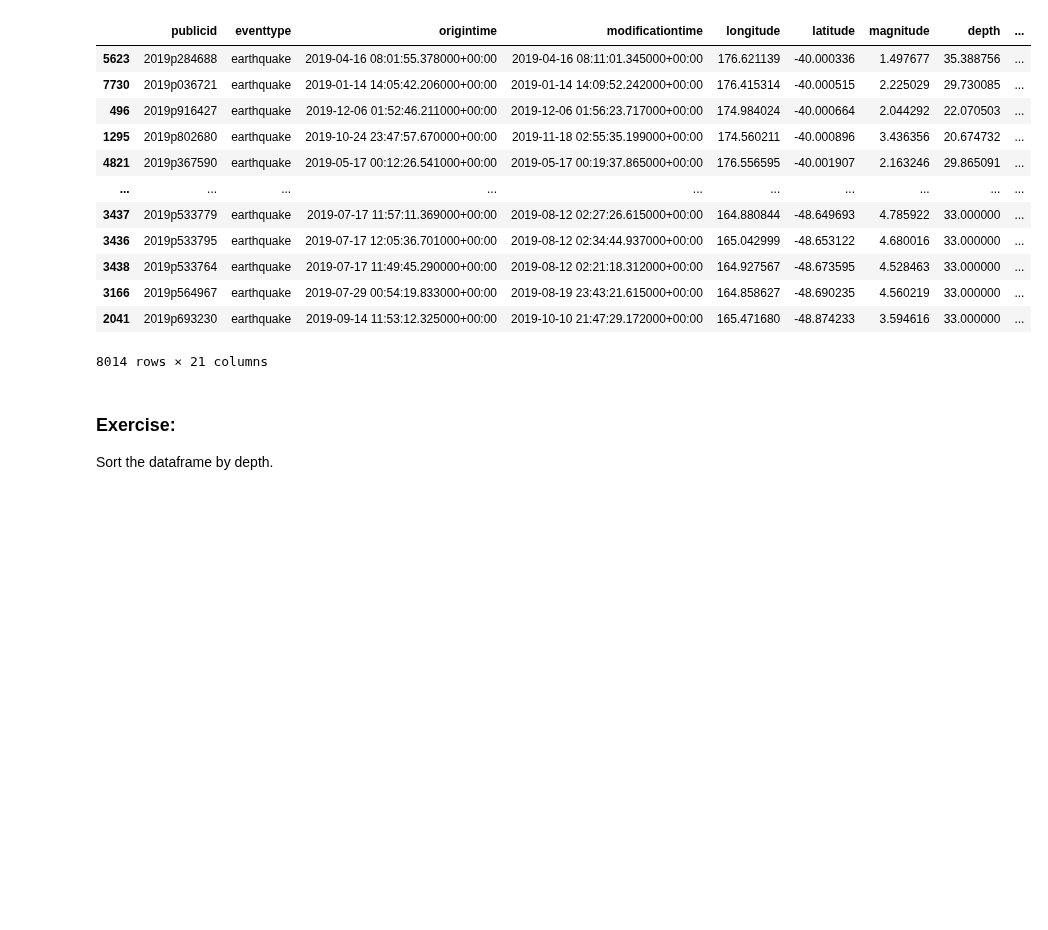
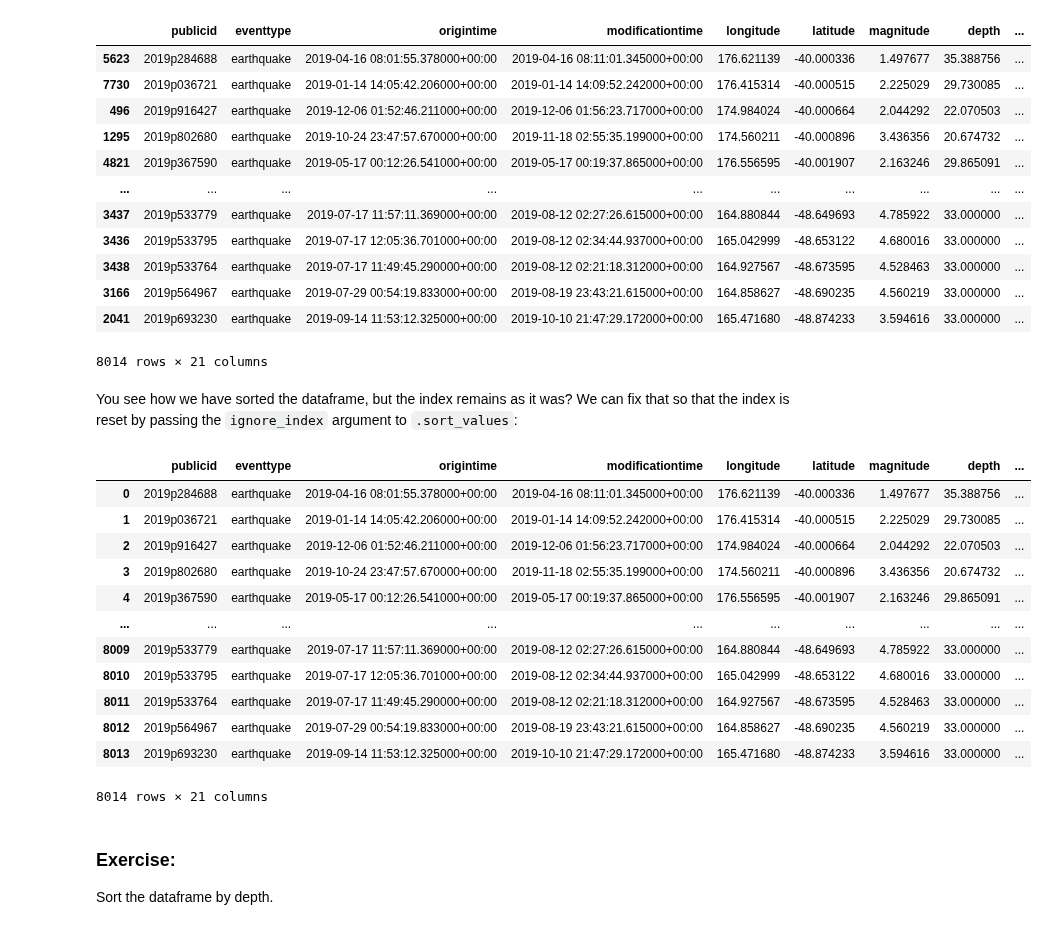
Before and after one commit to calum-chamberlain/ESCI451-Python, a Jupyter notebook: ESCI451_Module_2B.ipynb, the cells around one changed output. Cells and saved outputs as stored; diff of their text form; code cells hidden in the pictures; blank space fills up the shorter version.

Commit message:
Reset index

```diff
--- a/ESCI451_Module_2B.ipynb
+++ b/ESCI451_Module_2B.ipynb
@@ -423,6 +423,24 @@ earthquakes.sort_values(by=["latitude"], ascending=False)
 | 3166 | 2019p564967 | earthquake | 2019-07-29 00:54:19.833000+00:00 | 2019-08-19 23:43:21.615000+00:00 | 164.858627 | -48.690235 | 4.560219 | 33.000000 | ... |
 | 2041 | 2019p693230 | earthquake | 2019-09-14 11:53:12.325000+00:00 | 2019-10-10 21:47:29.172000+00:00 | 165.471680 | -48.874233 | 3.594616 | 33.000000 | ... |
 8014 rows × 21 columns
+# %% [markdown]
+You see how we have sorted the dataframe, but the index remains as it was? We can fix that so that the index is reset by passing the `ignore_index` argument to `.sort_values`:
+# %%
+earthquakes.sort_values(by=["latitude"], ascending=False, ignore_index=True)
+# %% [output]
+|  | publicid | eventtype | origintime | modificationtime | longitude | latitude | magnitude | depth | ... |
+| 0 | 2019p284688 | earthquake | 2019-04-16 08:01:55.378000+00:00 | 2019-04-16 08:11:01.345000+00:00 | 176.621139 | -40.000336 | 1.497677 | 35.388756 | ... |
+| 1 | 2019p036721 | earthquake | 2019-01-14 14:05:42.206000+00:00 | 2019-01-14 14:09:52.242000+00:00 | 176.415314 | -40.000515 | 2.225029 | 29.730085 | ... |
+| 2 | 2019p916427 | earthquake | 2019-12-06 01:52:46.211000+00:00 | 2019-12-06 01:56:23.717000+00:00 | 174.984024 | -40.000664 | 2.044292 | 22.070503 | ... |
+| 3 | 2019p802680 | earthquake | 2019-10-24 23:47:57.670000+00:00 | 2019-11-18 02:55:35.199000+00:00 | 174.560211 | -40.000896 | 3.436356 | 20.674732 | ... |
+| 4 | 2019p367590 | earthquake | 2019-05-17 00:12:26.541000+00:00 | 2019-05-17 00:19:37.865000+00:00 | 176.556595 | -40.001907 | 2.163246 | 29.865091 | ... |
+| ... | ... | ... | ... | ... | ... | ... | ... | ... | ... |
+| 8009 | 2019p533779 | earthquake | 2019-07-17 11:57:11.369000+00:00 | 2019-08-12 02:27:26.615000+00:00 | 164.880844 | -48.649693 | 4.785922 | 33.000000 | ... |
+| 8010 | 2019p533795 | earthquake | 2019-07-17 12:05:36.701000+00:00 | 2019-08-12 02:34:44.937000+00:00 | 165.042999 | -48.653122 | 4.680016 | 33.000000 | ... |
+| 8011 | 2019p533764 | earthquake | 2019-07-17 11:49:45.290000+00:00 | 2019-08-12 02:21:18.312000+00:00 | 164.927567 | -48.673595 | 4.528463 | 33.000000 | ... |
+| 8012 | 2019p564967 | earthquake | 2019-07-29 00:54:19.833000+00:00 | 2019-08-19 23:43:21.615000+00:00 | 164.858627 | -48.690235 | 4.560219 | 33.000000 | ... |
+| 8013 | 2019p693230 | earthquake | 2019-09-14 11:53:12.325000+00:00 | 2019-10-10 21:47:29.172000+00:00 | 165.471680 | -48.874233 | 3.594616 | 33.000000 | ... |
+8014 rows × 21 columns
 # %% [markdown]
 ### Exercise:
 
```
